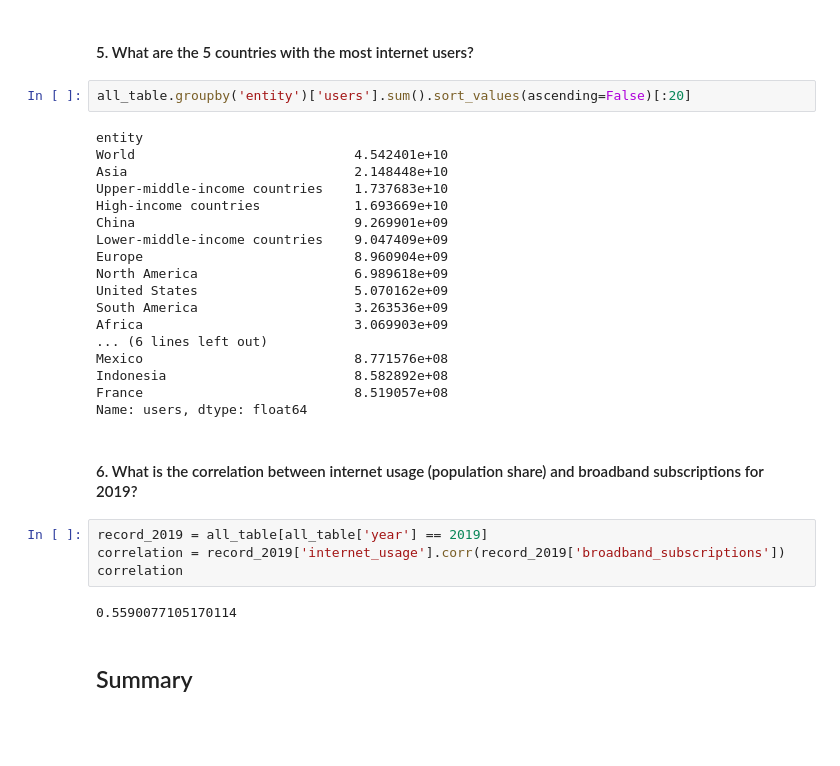
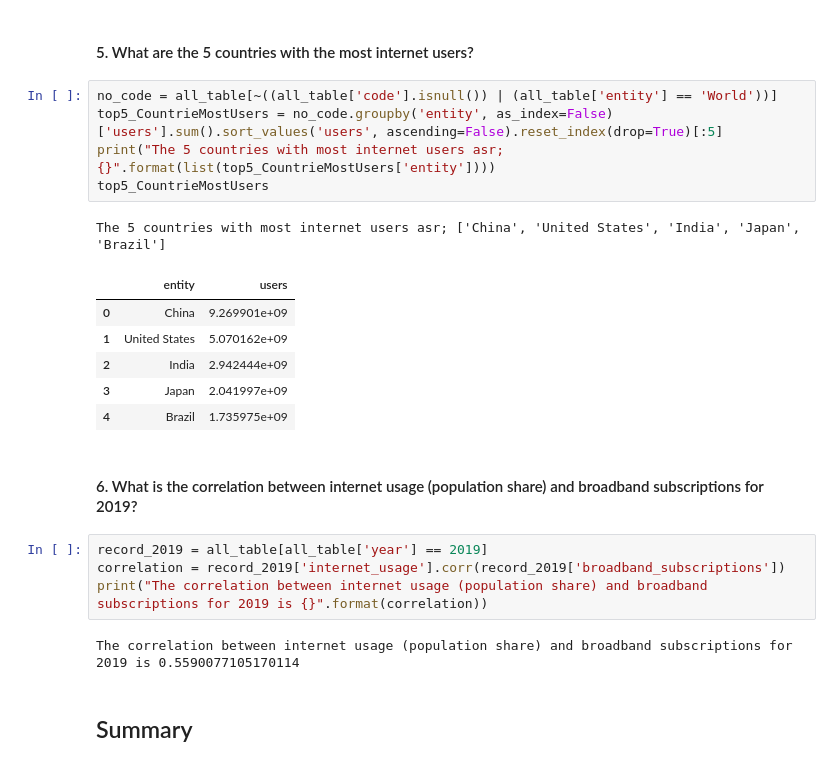
Before and after one commit to TelRich/World_Access_to_the_Internet, a Jupyter notebook: notebook.ipynb, the cells around one changed output. Drawn from its saved outputs; the diff is of its cells as text; blank space fills up the shorter version.

```diff
--- a/notebook.ipynb
+++ b/notebook.ipynb
@@ -694,34 +739,27 @@ fig.show()
 [interactive output not drawn]
 # %% [markdown]
 #### 5. What are the 5 countries with the most internet users?
-# %%
-all_table.groupby('entity')['users'].sum().sort_values(ascending=False)[:20]
-# %% [output]
-entity
-World                            4.542401e+10
-Asia                             2.148448e+10
-Upper-middle-income countries    1.737683e+10
-High-income countries            1.693669e+10
-China                            9.269901e+09
-Lower-middle-income countries    9.047409e+09
-Europe                           8.960904e+09
-North America                    6.989618e+09
-United States                    5.070162e+09
-South America                    3.263536e+09
-Africa                           3.069903e+09
-... (6 lines left out)
-Mexico                           8.771576e+08
-Indonesia                        8.582892e+08
-France                           8.519057e+08
-Name: users, dtype: float64
+# %%
+no_code = all_table[~((all_table['code'].isnull()) | (all_table['entity'] == 'World'))]
+top5_CountrieMostUsers = no_code.groupby('entity', as_index=False)['users'].sum().sort_values('users', ascending=False).reset_index(drop=True)[:5]
+print("The 5 countries with most internet users asr; {}".format(list(top5_CountrieMostUsers['entity'])))
+top5_CountrieMostUsers
+# %% [output]
+The 5 countries with most internet users asr; ['China', 'United States', 'India', 'Japan', 'Brazil']
+|  | entity | users |
+| 0 | China | 9.269901e+09 |
+| 1 | United States | 5.070162e+09 |
+| 2 | India | 2.942444e+09 |
+| 3 | Japan | 2.041997e+09 |
+| 4 | Brazil | 1.735975e+09 |
 # %% [markdown]
 #### 6. What is the correlation between internet usage (population share) and broadband subscriptions for 2019?
 # %%
 record_2019 = all_table[all_table['year'] == 2019]
 correlation = record_2019['internet_usage'].corr(record_2019['broadband_subscriptions'])
-correlation
+print("The correlation between internet usage (population share) and broadband subscriptions for 2019 is {}".format(correlation))
 # %% [output]
-0.5590077105170114
+The correlation between internet usage (population share) and broadband subscriptions for 2019 is 0.5590077105170114
 # %% [markdown]
 ## Summary
 # %% [markdown]
```
Also changed, not shown: parts of 18 cells of this notebook.
